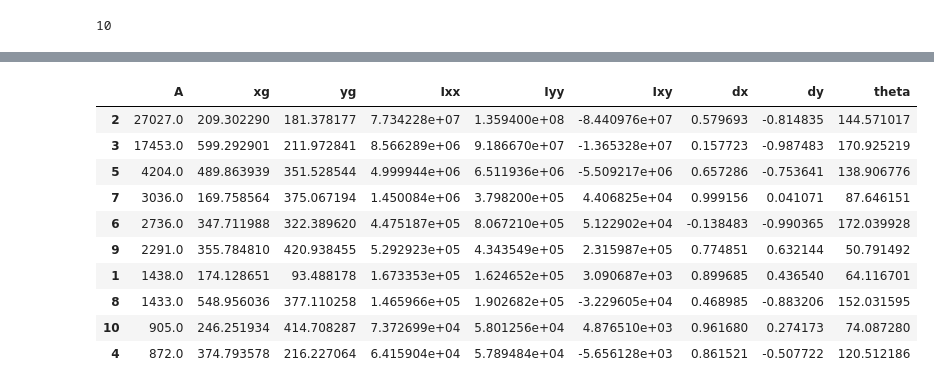
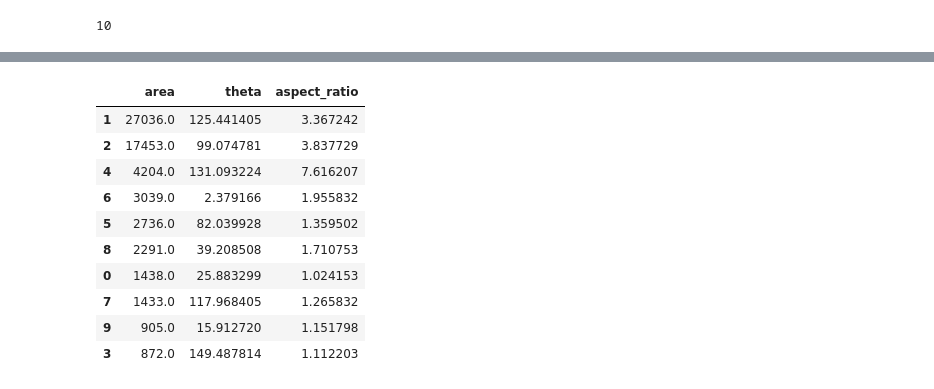
Before and after one commit to lcharleux/scientific_python, a Jupyter notebook: doc/notebooks/5_Image_Processing/04_Examples/Orientation.ipynb, the cells around one changed output, grey strips where cells are left out. Saved outputs shown, nothing was run; the diff lists cells and outputs as text; code cells hidden in the pictures.

```diff
--- a/doc/notebooks/5_Image_Processing/04_Examples/Orientation.ipynb
+++ b/doc/notebooks/5_Image_Processing/04_Examples/Orientation.ipynb
@@ -51,5 +58,5 @@ plt.show()
 # %%
-Bt = B < 50
+Bt = np.where(B < 50, 1, 0)
 plt.figure()
 plt.imshow(Bt, cmap = cm.gray)
 plt.colorbar()
@@ -58,7 +65,7 @@ plt.show()
 [interactive output not drawn]
 [interactive output not drawn]
 # %%
-Btc = ndimage.binary_closing(Bt, structure = np.ones((3, 3)))
+Btc = ndimage.binary_closing(Bt, structure = np.ones((10, 10)))
 
 
 Bl, number  = ndimage.measurements.label(Btc)
@@ -78,36 +112,39 @@ len(obj)
 # %%
-data = pd.DataFrame(columns = ["A", "xg", "yg", "Ixx", "Iyy", "Ixy", "dx", "dy", "theta"])
+data = pd.DataFrame(columns = ["area", "xg", "yg", "Ixx", "Iyy", "Ixy", "I1", "I2", "theta"])
 for i in range(len(obj)):
-    y, x = np.where(Bl == i+1)
+    x, y = np.where(Bl == i+1)
     xg, yg = x.mean(), y.mean()
     x = x - xg
     y = y - yg
     A = len(x)
     Ixx = (y**2).sum()
     Iyy = (x**2).sum()
     Ixy = (x*y).sum()
     I = np.array([[Ixx, -Ixy], [-Ixy, Iyy]])
     eigvals, eigvecs = np.linalg.eig(I)
+    eigvals = abs(eigvals)
     loc = np.argsort(eigvals)[::-1]
     d = eigvecs[loc[0]]
+    d *= np.sign(d[0])
     theta =  np.degrees(np.arccos(d[1]))
+    eigvals = eigvals[loc]
+    data.loc[i] = [A, xg, yg, Ixx, Iyy, Ixy, eigvals[0], eigvals[1], theta]
+data.sort_values("area", inplace = True, ascending = False)
+data["aspect_ratio"] = (data.I1 / data.I2)**.5
 
-    data.loc[i+1] = [A, xg, yg, Ixx, Iyy, Ixy, d[0], d[1], theta]
-data.sort_values("A", inplace = True, ascending = False)
-
-data
+data[["area","theta", "aspect_ratio"]]
 # %% [output]
-|  | A | xg | yg | Ixx | Iyy | Ixy | dx | dy | theta |
-| 2 | 27027.0 | 209.302290 | 181.378177 | 7.734228e+07 | 1.359400e+08 | -8.440976e+07 | 0.579693 | -0.814835 | 144.571017 |
-| 3 | 17453.0 | 599.292901 | 211.972841 | 8.566289e+06 | 9.186670e+07 | -1.365328e+07 | 0.157723 | -0.987483 | 170.925219 |
-| 5 | 4204.0 | 489.863939 | 351.528544 | 4.999944e+06 | 6.511936e+06 | -5.509217e+06 | 0.657286 | -0.753641 | 138.906776 |
-| 7 | 3036.0 | 169.758564 | 375.067194 | 1.450084e+06 | 3.798200e+05 | 4.406825e+04 | 0.999156 | 0.041071 | 87.646151 |
-| 6 | 2736.0 | 347.711988 | 322.389620 | 4.475187e+05 | 8.067210e+05 | 5.122902e+04 | -0.138483 | -0.990365 | 172.039928 |
-| 9 | 2291.0 | 355.784810 | 420.938455 | 5.292923e+05 | 4.343549e+05 | 2.315987e+05 | 0.774851 | 0.632144 | 50.791492 |
-| 1 | 1438.0 | 174.128651 | 93.488178 | 1.673353e+05 | 1.624652e+05 | 3.090687e+03 | 0.899685 | 0.436540 | 64.116701 |
-| 8 | 1433.0 | 548.956036 | 377.110258 | 1.465966e+05 | 1.902682e+05 | -3.229605e+04 | 0.468985 | -0.883206 | 152.031595 |
-| 10 | 905.0 | 246.251934 | 414.708287 | 7.372699e+04 | 5.801256e+04 | 4.876510e+03 | 0.961680 | 0.274173 | 74.087280 |
-| 4 | 872.0 | 374.793578 | 216.227064 | 6.415904e+04 | 5.789484e+04 | -5.656128e+03 | 0.861521 | -0.507722 | 120.512186 |
+|  | area | theta | aspect_ratio |
+| 1 | 27036.0 | 125.441405 | 3.367242 |
+| 2 | 17453.0 | 99.074781 | 3.837729 |
+| 4 | 4204.0 | 131.093224 | 7.616207 |
+| 6 | 3039.0 | 2.379166 | 1.955832 |
+| 5 | 2736.0 | 82.039928 | 1.359502 |
+| 8 | 2291.0 | 39.208508 | 1.710753 |
+| 0 | 1438.0 | 25.883299 | 1.024153 |
+| 7 | 1433.0 | 117.968405 | 1.265832 |
+| 9 | 905.0 | 15.912720 | 1.151798 |
+| 3 | 872.0 | 149.487814 | 1.112203 |
 # %%
 fig = plt.figure()
 counter = 1
```
Also changed, not shown: parts of 8 cells of this notebook, 1 other file.
